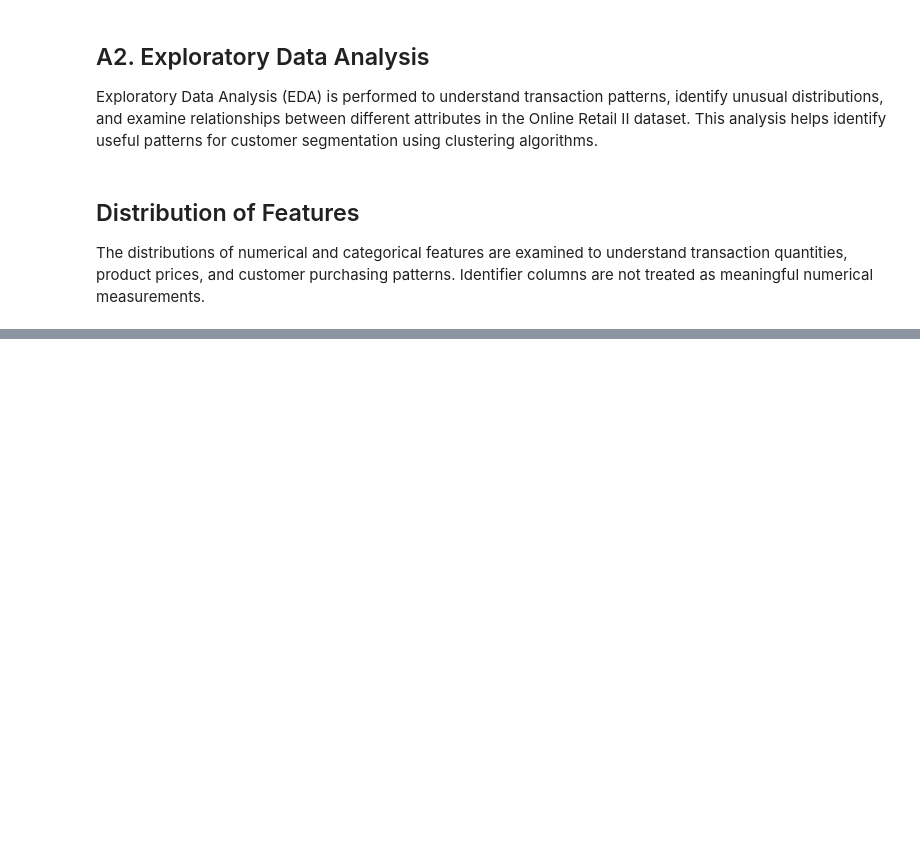
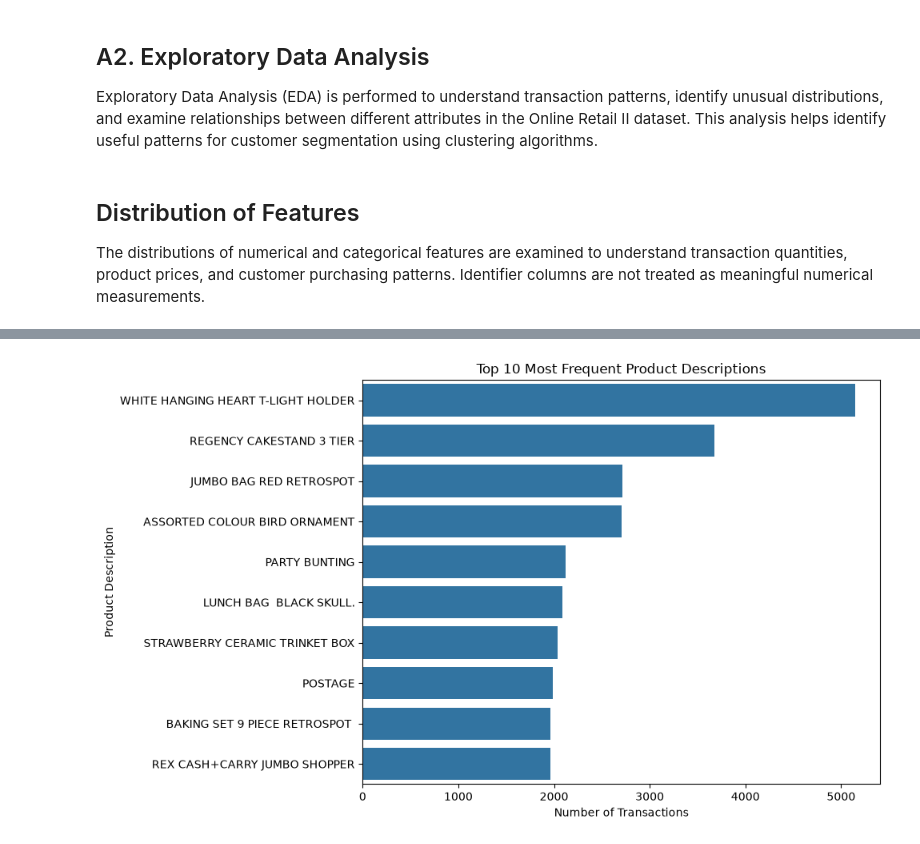
Before and after one commit to snehitha-araveti/ML-Capstone-Project-2026, a Jupyter notebook: notebooks/clustering.ipynb, the cells around one changed output, grey strips where cells are left out. Saved outputs shown, nothing was run; the diff lists cells and outputs as text; code cells hidden in the pictures; blank space fills up the shorter version.

```diff
--- a/notebooks/clustering.ipynb
+++ b/notebooks/clustering.ipynb
@@ -191,0 +236,14 @@ SyntaxError: invalid syntax (1499551139.py, line 3)
+# %%
+plt.figure(figsize=(10, 6))
+
+description_counts = df["Description"].value_counts().head(10)
+
+sns.barplot(x=description_counts.values, y=description_counts.index)
+
+plt.title("Top 10 Most Frequent Product Descriptions")
+plt.xlabel("Number of Transactions")
+plt.ylabel("Product Description")
+plt.tight_layout()
+plt.show()
+# %% [output]
+[figure, added]
```
Also changed, not shown: parts of 11 cells of this notebook.
